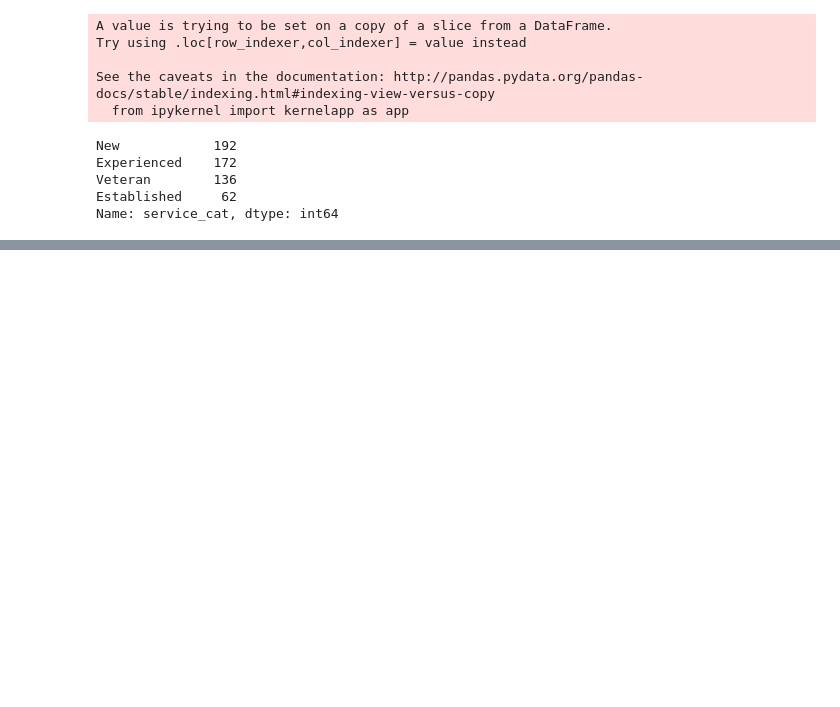
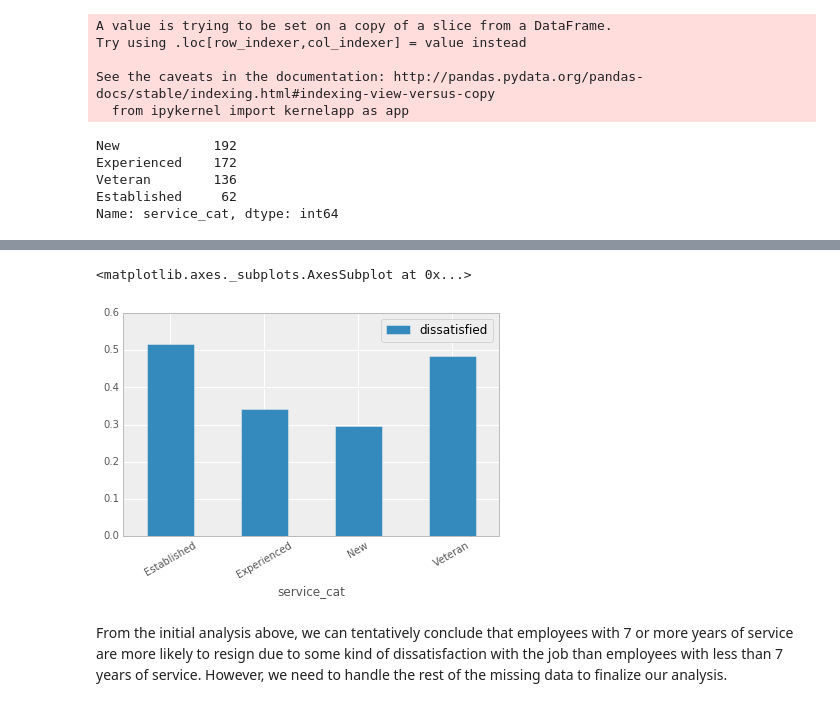
Before and after one commit to SuHamza/DQ-Analyze-Exit, a Jupyter notebook: Guided Project-Clean And Analyze Employee Exit Surveys.ipynb, the cells around one changed output, grey strips where cells are left out. Saved outputs shown, nothing was run; the diff lists cells and outputs as text; code cells hidden in the pictures; blank space fills up the shorter version.

Commit message:
Initial Analysis

```diff
--- a/Guided Project-Clean And Analyze Employee Exit Surveys.ipynb
+++ b/Guided Project-Clean And Analyze Employee Exit Surveys.ipynb
@@ -750,0 +761,5 @@ Name: service_cat, dtype: int64
+# %%
+# Replace the missing values in the dissatisfied column
+# with the value that occurs most frequently in this column
+combined_updated['dissatisfied'] = combined_updated['dissatisfied'].fillna(False)
+combined_updated['dissatisfied'].value_counts(dropna=False)
@@ -750,0 +777,5 @@ Name: service_cat, dtype: int64
+# %%
+# Calculate the percentage of dissatisfied employees
+# in each service_cat group
+dis_per = combined_updated.pivot_table(values='dissatisfied', index='service_cat', aggfunc=np.mean)
+dis_per
@@ -750,0 +789,11 @@ Name: service_cat, dtype: int64
+# %%
+# Plotting the results
+%matplotlib inline
+from matplotlib import style
+style.use('bmh')
+dis_per.plot(kind='bar', rot=30)
+# %% [output]
+<matplotlib.axes._subplots.AxesSubplot at 0x...>
+[figure, added]
+# %% [markdown]
+From the initial analysis above, we can tentatively conclude that employees with 7 or more years of service are more likely to resign due to some kind of dissatisfaction with the job than employees with less than 7 years of service. However, we need to handle the rest of the missing data to finalize our analysis.
```
Also changed, not shown: parts of 5 cells of this notebook.
